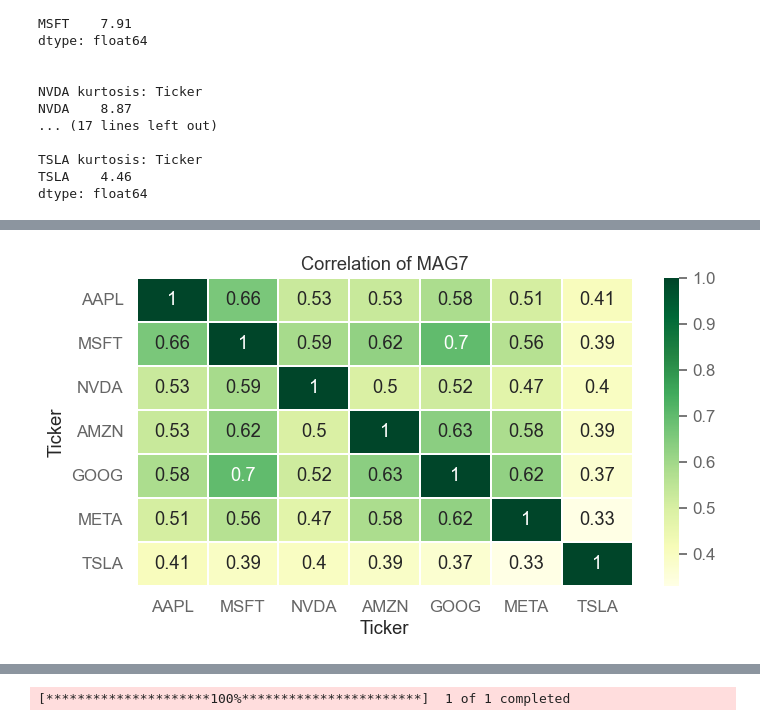
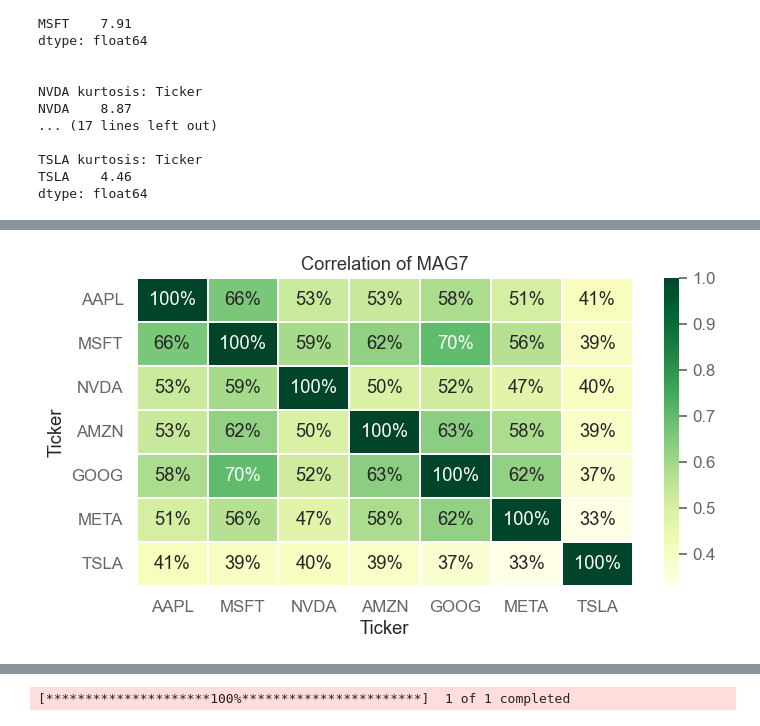
Before and after one commit to Ittiphon17/Portfolio-Theory-Analysis-MAG-7, a Jupyter notebook: Getting Started.ipynb, the cells around one changed output, grey strips where cells are left out. Cells and saved outputs as stored; diff of their text form; code cells hidden in the pictures.

```diff
--- a/Getting Started.ipynb
+++ b/Getting Started.ipynb
@@ -372,10 +433,11 @@ merged_df
 | 2024-12-31 | -0.007058 | -0.007838 | -0.023274 | -0.008631 | -0.011677 | -0.009691 | -0.032510 |
 2768 rows × 7 columns
 # %%
+# Correlation Matrix
 plt.figure(figsize=(8,4))
-sns.heatmap(data=merged_df.corr(numeric_only=True), cmap='YlGn', annot=True, linewidths=.2)
+sns.heatmap(data=merged_df.corr(numeric_only=True), cmap='YlGn', annot=True, linewidths=.2, fmt='.0%')
 plt.title('Correlation of MAG7')
 plt.show()
 # %% [output]
-[figure, old version]
+[figure, new version]
 # %%
```
Also changed, not shown: parts of 29 cells of this notebook.
